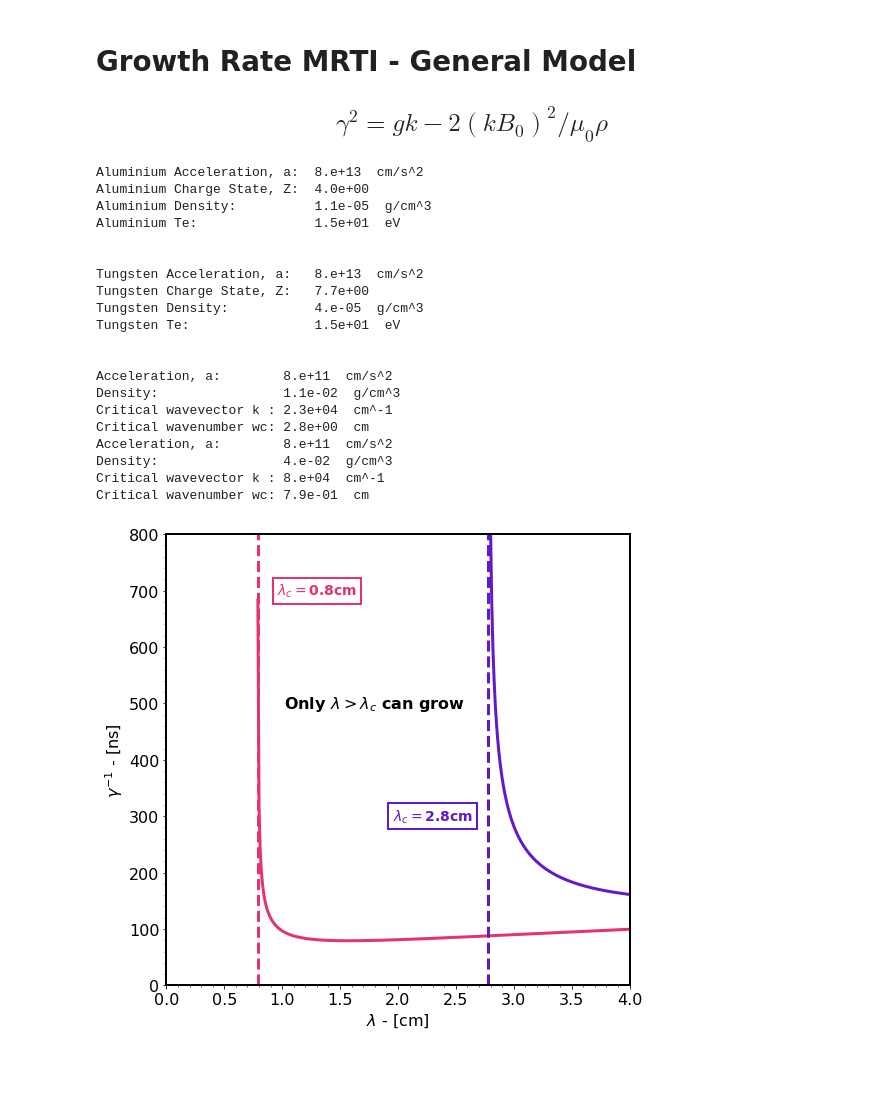
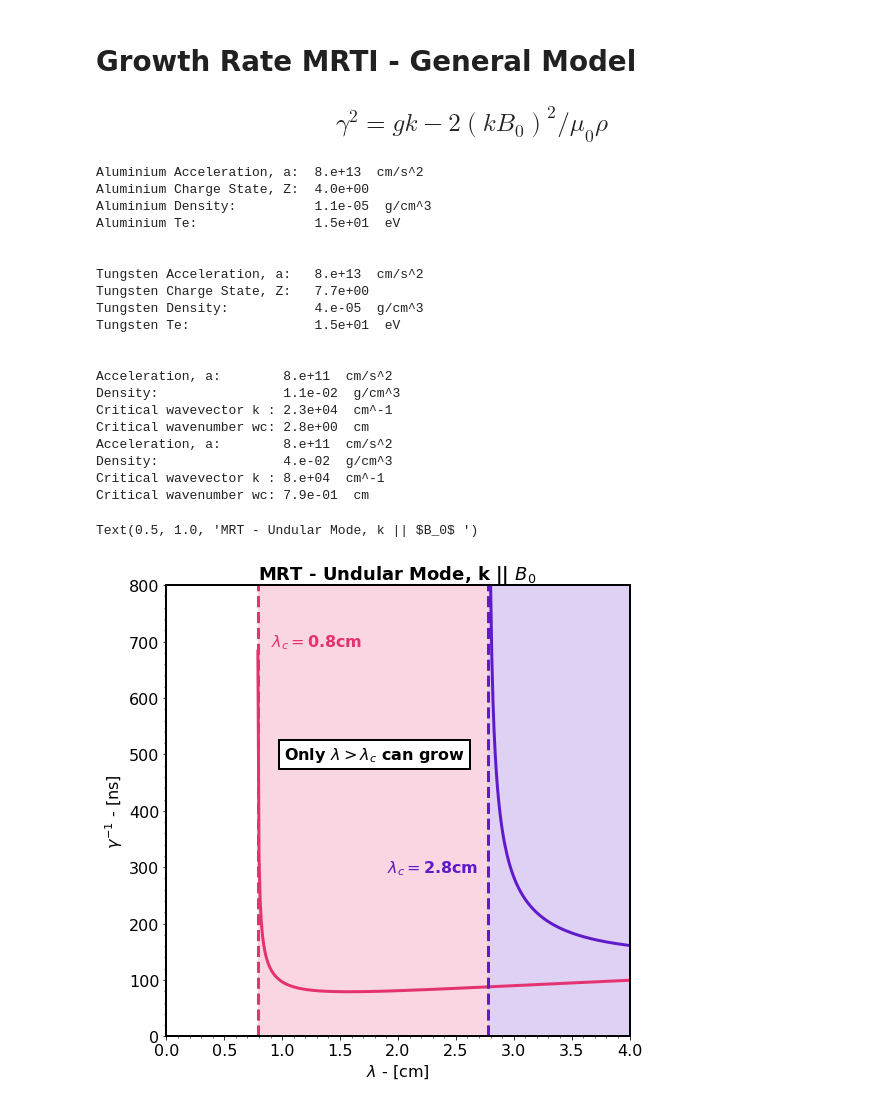
Before and after one commit to stemerlini/MagnetoRT, a Jupyter notebook: MagnetoRT.ipynb, the cells around one changed output. Saved outputs shown, nothing was run; the diff lists cells and outputs as text; code cells hidden in the pictures; blank space fills up the shorter version.

Commit message:
added some plot formatting

```diff
--- a/MagnetoRT.ipynb
+++ b/MagnetoRT.ipynb
@@ -190,7 +190,7 @@ class plasma:
 
         # Viscosity
         """Using CGS Units, eV, cm, g, s"""
-        self.visc       =    2e19*self.Ti**2.5/(self.col_log_ei*self.A**0.5*self.Z**4*self.ni)          # Viscosity (Ryutov 99)                           [cm^2 s^-1]
+        self.visc       =    (2e18*self.Ti**2.5)/(self.A**0.5*self.Z**3*self.ne)                          # Viscosity (Ryutov 99)                           [cm^2 s^-1]
 
         # Resistivity
         """
@@ -564,8 +564,8 @@ ax0.plot(wl, 1e9/(gr_w)**0.5,  lw = '3', color = '#E53271',label='Tungsten')
 ax0.axvline(x=al_wl_c*1e2, ls = '--', lw = '3', color = '#611ACA',label='Aluminium' )
 ax0.axvline(x=w_wl_c*1e2, ls = '--', lw = '3', color = '#E53271',label='Tungsten' )
 
-ax0.axvspan(, 800, facecolor='b', alpha=0.5)
-ax0.axvspan(i, 800, facecolor='b', alpha=0.5)
+ax0.axvspan(al_wl_c*1e2, 4, facecolor='#611ACA', alpha=0.2)
+ax0.axvspan(w_wl_c*1e2, al_wl_c*1e2, facecolor='#E53271', alpha=0.2)
 
 
 ax0.set_ylim([0,800])
@@ -581,36 +581,38 @@ ax0.set_xlabel(r'$\lambda$ - [cm]', fontsize=16)
 ax0.set_ylabel(r'$\gamma^{-1}$ - [ns]', fontsize=16)
 ax0.minorticks_on()
 # ax0.legend(loc = 'best', fontsize = 16)
 
 t = ax0.text(
-    1.3, 700, "$\lambda_c = $"+str(0.8)+'cm', color = "#E53271", weight="bold", ha="center", va="center", size=14,
-    bbox=dict(boxstyle="Square,pad=0.3", fc="white", ec="#E53271", lw=2))
+    1.3, 700, "$\lambda_c = $"+str(0.8)+'cm', color = "#E53271", weight="bold", ha="center", va="center", size=16)
 
 t = ax0.text(
-    2.3, 300, "$\lambda_c = $"+str(2.8)+'cm', color = "#611ACA", weight="bold", ha="center", va="center", size=14,
-    bbox=dict(boxstyle="Square,pad=0.3", fc="white", ec="#611ACA", lw=2))
+    2.3, 300, "$\lambda_c = $"+str(2.8)+'cm', color = "#611ACA", weight="bold", ha="center", va="center", size=16)
 
 t = ax0.text(
-    1.8, 500, "Only $\lambda > \lambda_c$ can grow", color = "black", weight="bold", ha="center", va="center", size=16)
+    1.8, 500, "Only $\lambda > \lambda_c$ can grow", color = "black", weight="bold", ha="center", va="center", size=16,
+    bbox=dict(boxstyle="Square,pad=0.3", fc="white", ec="black", lw=2))
+
+ax0.set_title('MRT - Undular Mode, k || $B_0$ ', fontsize = 18,  weight = 'bold')
 # %% [output]
 Aluminium Acceleration, a:  8.e+13  cm/s^2
 Aluminium Charge State, Z:  4.0e+00
 Aluminium Density:          1.1e-05  g/cm^3
 Aluminium Te:               1.5e+01  eV
 
 
 Tungsten Acceleration, a:   8.e+13  cm/s^2
 Tungsten Charge State, Z:   7.7e+00
 Tungsten Density:           4.e-05  g/cm^3
 Tungsten Te:                1.5e+01  eV
 
 
 Acceleration, a:        8.e+11  cm/s^2
 Density:                1.1e-02  g/cm^3
 Critical wavevector k : 2.3e+04  cm^-1
 Critical wavenumber wc: 2.8e+00  cm
 Acceleration, a:        8.e+11  cm/s^2
 Density:                4.e-02  g/cm^3
 Critical wavevector k : 8.e+04  cm^-1
 Critical wavenumber wc: 7.9e-01  cm
+Text(0.5, 1.0, 'MRT - Undular Mode, k || $B_0$ ')
-[figure, old version]
+[figure, new version]
```
Also changed, not shown: parts of 2 cells of this notebook.
